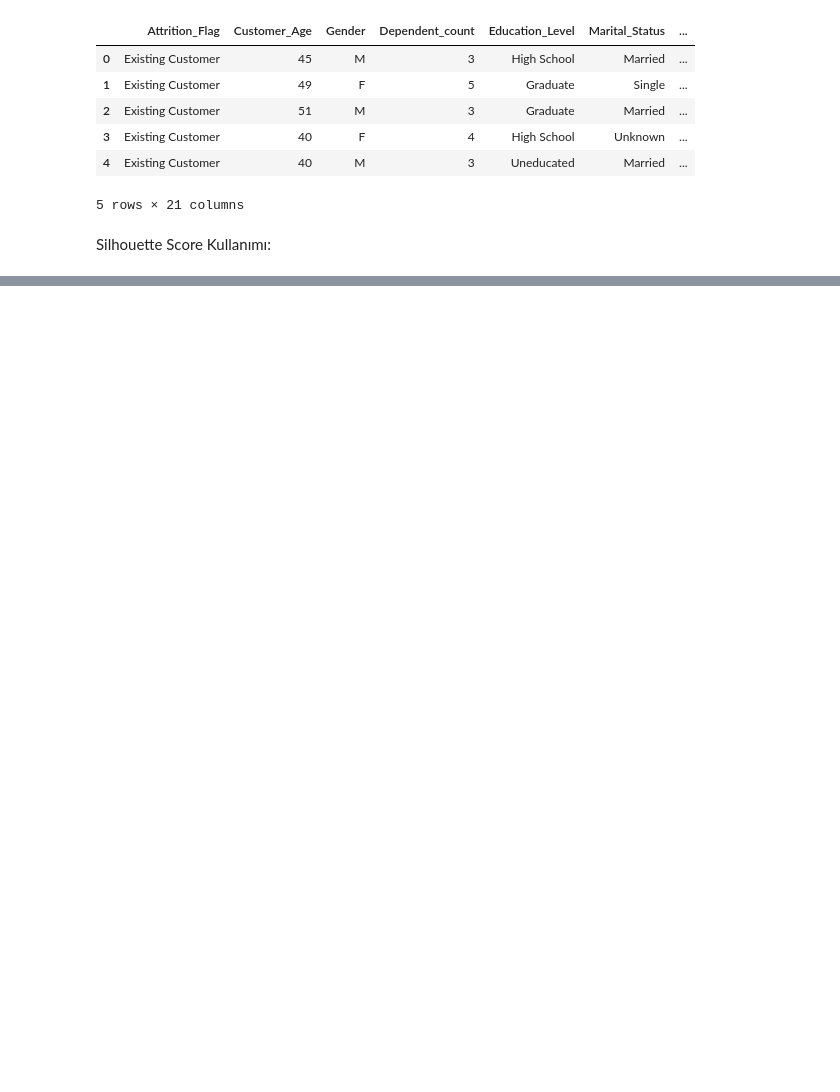
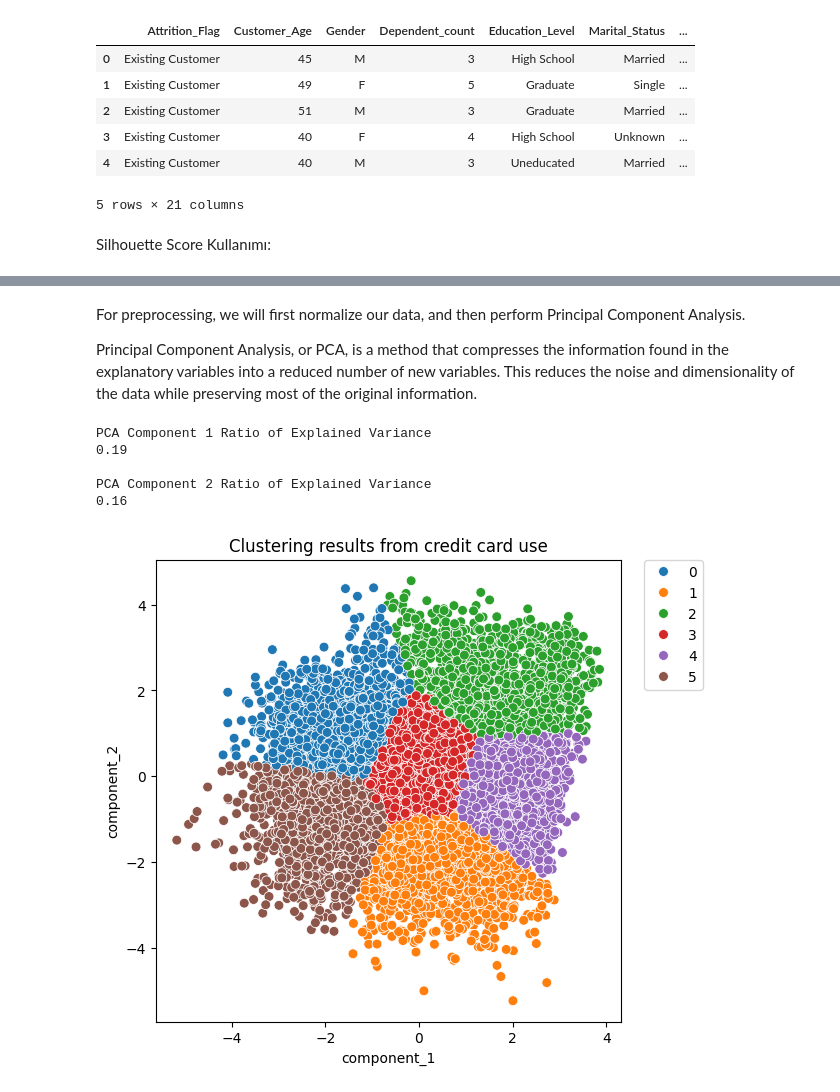
Before and after one commit to muntadherabdulhusein/DA_projects-credit-card-churn, a Jupyter notebook: Yeliz/yeliz_clus.ipynb, the cells around one changed output, grey strips where cells are left out. Drawn from its saved outputs; the diff is of its cells as text; code cells hidden in the pictures; blank space fills up the shorter version.

```diff
--- a/Yeliz/yeliz_clus.ipynb
+++ b/Yeliz/yeliz_clus.ipynb
@@ -186,0 +130,80 @@ En yüksek Silhouette Score: 0.1543347981945729, Optimal K: 2
+# %% [markdown]
+For preprocessing, we will first normalize our data, and then perform Principal Component Analysis.
+
+Principal Component Analysis, or PCA, is a method that compresses the information found in the explanatory variables into a reduced number of new variables. This reduces the noise and dimensionality of the data while preserving most of the original information.
+# %%
+
+
+preprocessor = Pipeline(
+[
+ ("scaler", StandardScaler()),
+ ("pca", PCA(n_components=2, random_state=1))
+]
+)
+
+clusterer = Pipeline(
+     [
+       (
+              "kmeans",
+               KMeans(
+                   n_clusters=6,
+                   init="k-means++",
+                   n_init=50,
+                   max_iter=1000,
+                   random_state=1
+                      )
+       )
+      ]
+   )
+pipe = Pipeline(
+        [
+            ("preprocessor", preprocessor),
+            ("clusterer", clusterer)
+        ]
+    )
+
+
+pipe.fit(df[numeric_columns])
+Pipeline(steps=[('preprocessor',
+                 Pipeline(steps=[('scaler', StandardScaler()),
+                                 ('pca',
+                                  PCA(n_components=2, random_state=1))])),
+                ('clusterer',
+                 Pipeline(steps=[('kmeans',
+                                  KMeans(max_iter=1000, n_clusters=6, n_init=50,
+                                         random_state=1))]))])
+print('PCA Component 1 Ratio of Explained Variance')
+print(round(preprocessor['pca'].explained_variance_ratio_[0], 2))
+print()
+print('PCA Component 2 Ratio of Explained Variance')
+print(round(preprocessor['pca'].explained_variance_ratio_[1], 2))
+# %% [output]
+PCA Component 1 Ratio of Explained Variance
+0.19
+
+PCA Component 2 Ratio of Explained Variance
+0.16
+# %%
+pcadf = pd.DataFrame(
+        pipe["preprocessor"].transform(df[numeric_columns]),
+        columns=["component_1", "component_2"]
+    )
+
+pcadf["predicted_cluster"] = pipe["clusterer"]["kmeans"].labels_
+
+plt.figure(figsize=(6, 6))
+
+sp = sns.scatterplot(
+        x="component_1",
+        y="component_2",
+        s=50,
+        data=pcadf,
+        hue="predicted_cluster",
+        palette='tab10'
+    )
+
+sp.set_title("Clustering results from credit card use")
+plt.legend(bbox_to_anchor=(1.05, 1), loc=2, borderaxespad=0.0)
+plt.show()
+# %% [output]
+[figure, added]
```
Also changed, not shown: parts of 10 cells of this notebook.
